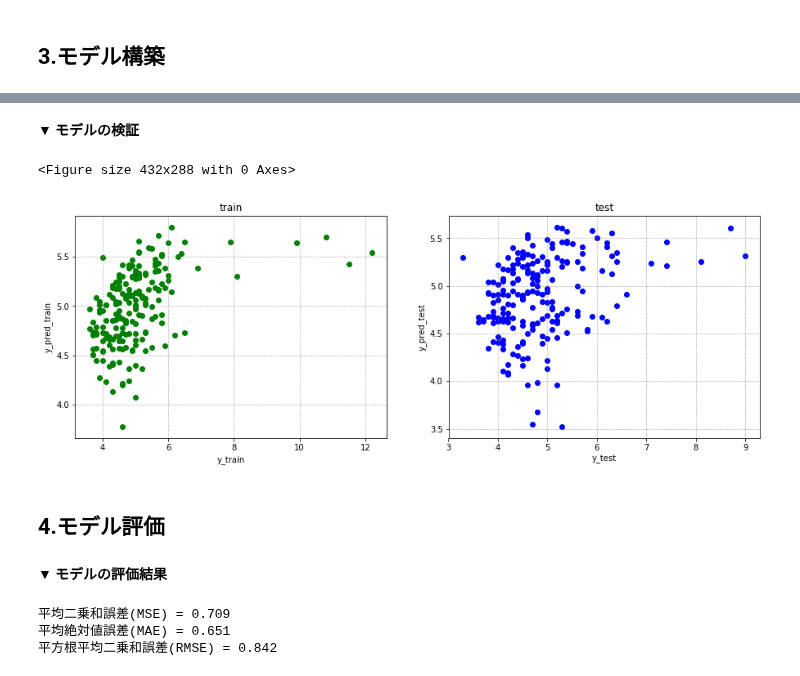
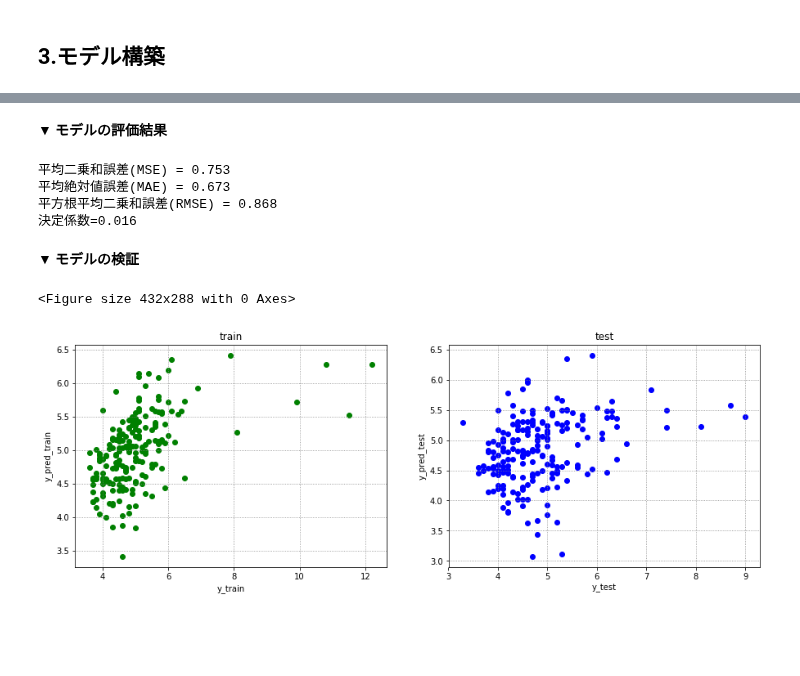
Before and after one commit to arsma12/MLDL, a Jupyter notebook: Kaggle/03_CarFuelConsumption/CarFuelConsumption_02_Lasso.ipynb, the cells around one changed output, grey strips where cells are left out. Saved outputs shown, nothing was run; the diff lists cells and outputs as text; code cells hidden in the pictures; blank space fills up the shorter version.

```diff
--- a/Kaggle/03_CarFuelConsumption/CarFuelConsumption_02_Lasso.ipynb
+++ b/Kaggle/03_CarFuelConsumption/CarFuelConsumption_02_Lasso.ipynb
@@ -451,69 +513,53 @@ test score（rsme）is : 0.842
+# %%
+# 目的変数を予測
+y_test_pred = sfm.estimator_.predict(X_test)
+
+# 評価
+mse = mean_squared_error(y_test, y_test_pred)
+mae = mean_absolute_error(y_test, y_test_pred)
+printmd('▼ モデルの評価結果')
+print("平均二乗和誤差(MSE) = %s"%round(mse,3) )
+print("平均絶対値誤差(MAE) = %s"%round(mae,3) )
+print("平方根平均二乗和誤差(RMSE) = %s"%round( np.sqrt(mse), 3))
+print('決定係数=%s'%round(r2_score(y_test,y_test_pred),3))
+# %% [output]
+
+
+**▼ モデルの評価結果**
+平均二乗和誤差(MSE) = 0.753
+平均絶対値誤差(MAE) = 0.673
+平方根平均二乗和誤差(RMSE) = 0.868
+決定係数=0.016
 # %%
-# ****************************************************************************
-# ◆ 4.モデルの検証
-# ****************************************************************************
-
-# 目的変数を予測
-y_test_pred = best_estimator.predict(X_test)
-
 printmd('▼ モデルの検証')
 # 学習したモデルが実際に教師データにどれくらい近似できているのか
 # 横軸が教師データ、縦軸が予測結果としてデータを散布
 plt.subplots_adjust(wspace=0.8) # 余白
 plt.figure(figsize=(15,5))
 
 # 学習データ
 plt.subplot(121) # plt.subplot(行数, 列数, 何番目のプロットか)
 # 学習データ（正解、予測結果）
-plt.scatter(y_train, best_estimator.predict(X_train), c='green')
+plt.scatter(y_train, sfm.estimator_.predict(X_train), c='green')
 plt.title('train')
 plt.xlabel('y_train')
 plt.ylabel('y_pred_train')
 plt.grid(which='major',color='gray',linestyle=':')
 plt.grid(which='minor',color='gray',linestyle=':')
 
-
 # テストデータ
 plt.subplot(122) # plt.subplot(行数, 列数, 何番目のプロットか)
 # 学習データ（正解、予測結果）
-plt.scatter(y_test, best_estimator.predict(X_test), c='blue')
+plt.scatter(y_test, sfm.estimator_.predict(X_test), c='blue')
 plt.title('test')
 plt.xlabel('y_test')
 plt.ylabel('y_pred_test')
 plt.grid(which='major',color='gray',linestyle=':')
 plt.grid(which='minor',color='gray',linestyle=':')
-
 plt.show()
 # %% [output]
 
 
 **▼ モデルの検証**
 <Figure size 432x288 with 0 Axes>
-[figure, old version]
+[figure, new version]
-# %% [markdown]
-## 4.モデル評価
-# %%
-# ****************************************************************************
-# ◆ 4.モデル評価
-# ****************************************************************************
-
-printmd('▼ モデルの評価結果')
-
-# 二乗誤差(MSE)を計算
-mse = mean_squared_error(y_test, y_test_pred)
-print("平均二乗和誤差(MSE) = %s"%round(mse,3) )
-
-# 絶対値誤差(MAE)を計算
-mae = mean_absolute_error(y_test, y_test_pred)
-print("平均絶対値誤差(MAE) = %s"%round(mae,3) )
-
-# 平方根二乗誤差(RMSE)を計算
-rmse = np.sqrt(mse)
-print("平方根平均二乗和誤差(RMSE) = %s"%round(rmse, 3) )
-# %% [output]
-
-
-**▼ モデルの評価結果**
-平均二乗和誤差(MSE) = 0.709
-平均絶対値誤差(MAE) = 0.651
-平方根平均二乗和誤差(RMSE) = 0.842
```
Also changed, not shown: parts of 6 cells of this notebook.
